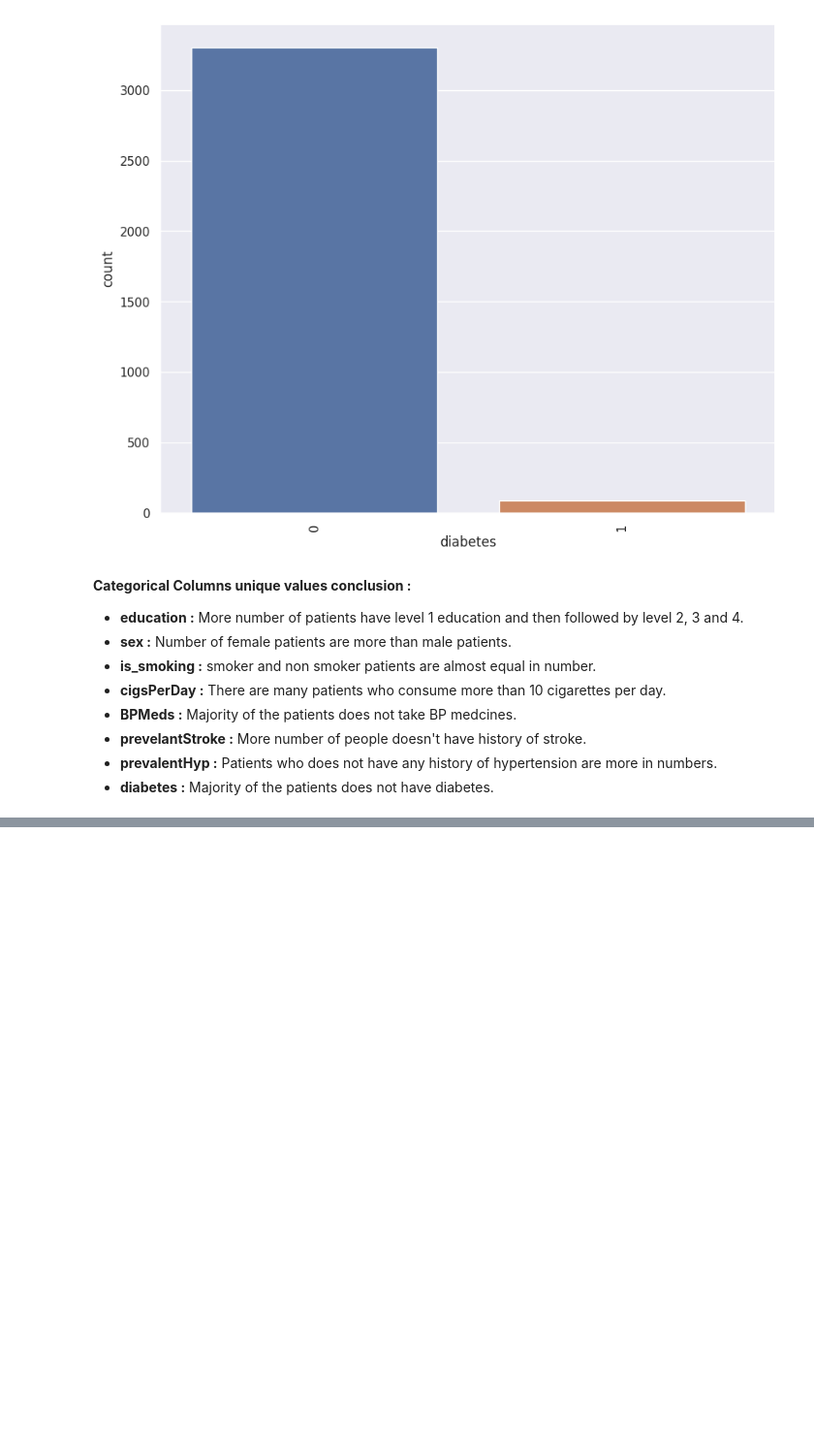
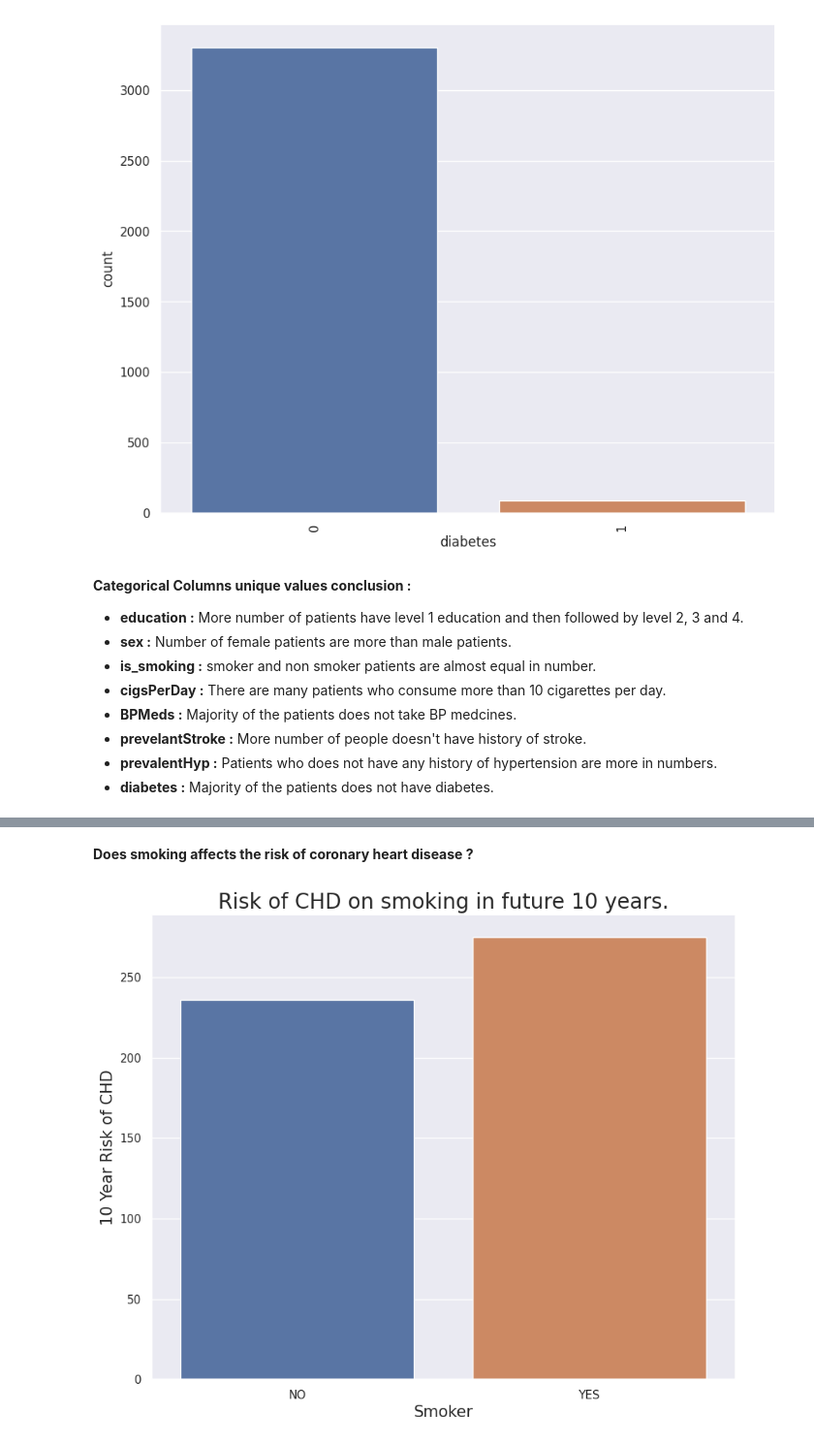
Before and after one commit to anasmalik081/Cardiovascular-Risk-Prediction-Capstone-Project, a Jupyter notebook: Individual_Notebook_Cardiovascular_Risk_Prediction_Capstone_Project.ipynb, the cells around one changed output, grey strips where cells are left out. Shown at 97% size. Saved outputs shown, nothing was run; the diff lists cells and outputs as text; code cells hidden in the pictures; blank space fills up the shorter version.

```diff
--- a/Individual_Notebook_Cardiovascular_Risk_Prediction_Capstone_Project.ipynb
+++ b/Individual_Notebook_Cardiovascular_Risk_Prediction_Capstone_Project.ipynb
@@ -425,0 +521,16 @@ plt.show()
+# %% [markdown]
+**Does smoking affects the risk of coronary heart disease ?**
+# %%
+# Instantiating the class
+smoker = Bivariate(first_col='is_smoking', second_col='TenYearCHD', data=df)
+
+# Setting up the figure size
+plt.figure(figsize=(10, 8))
+
+# Visualizing barplot to analyse smoking affect
+title = "Risk of CHD on smoking in future 10 years."
+x_axis = "Smoker"
+y_axis = "10 Year Risk of CHD"
+smoker.barplot(title, x_axis, y_axis)
+# %% [output]
+[figure, added]
```
Also changed, not shown: parts of 35 cells of this notebook.
